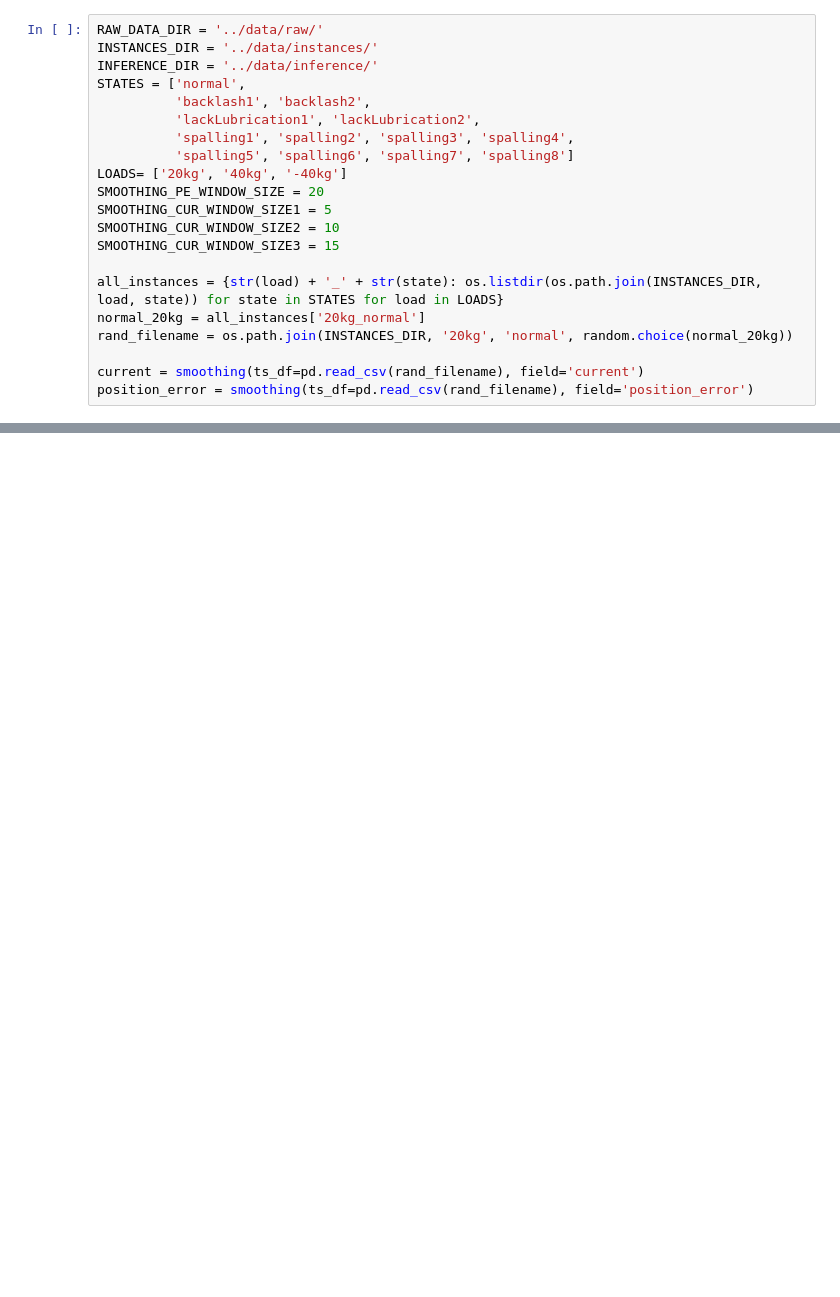
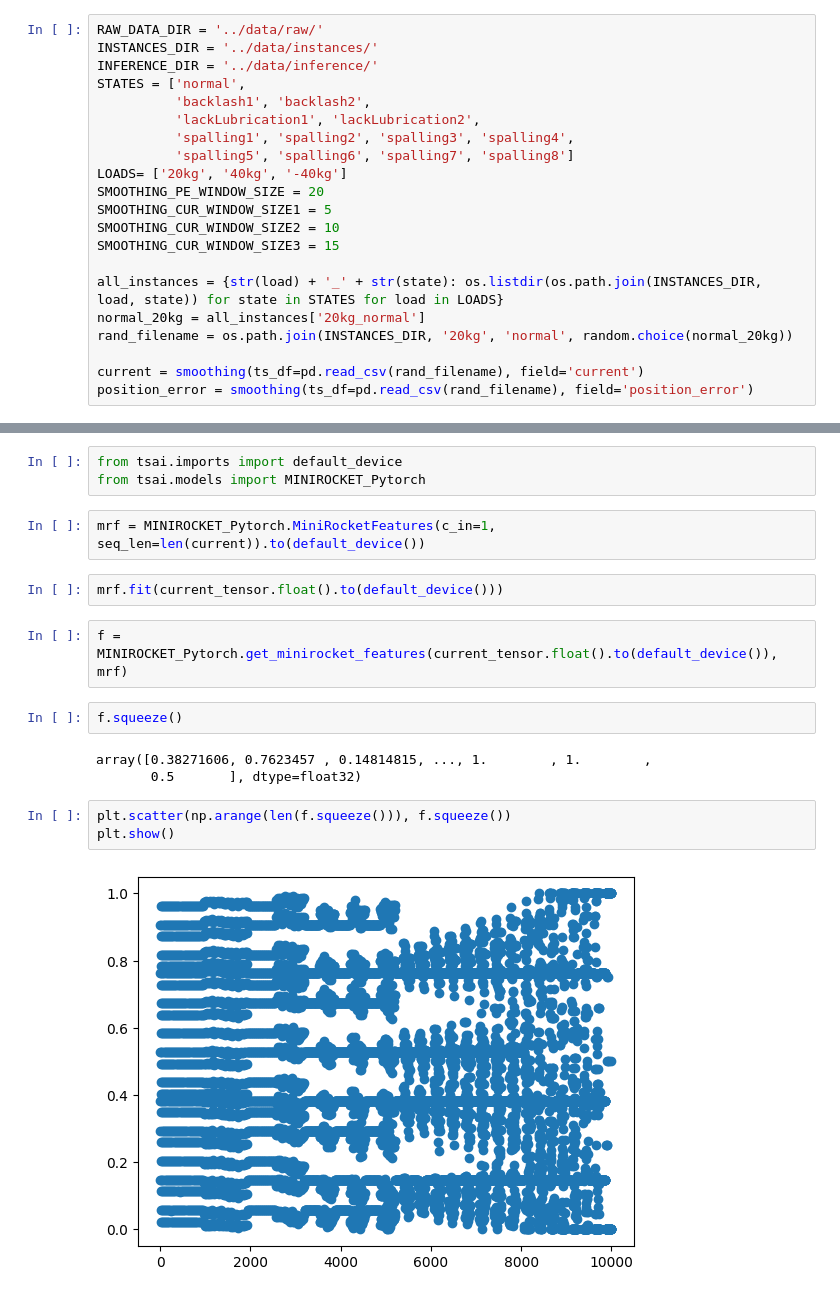
Before and after one commit to BlueAsuka/Rocket-RAG, a Jupyter notebook: notebooks/rocket_annotated.ipynb, the cells around one changed output, grey strips where cells are left out. Cells and saved outputs as stored; diff of their text form; blank space fills up the shorter version.

```diff
--- a/notebooks/rocket_annotated.ipynb
+++ b/notebooks/rocket_annotated.ipynb
@@ -34,0 +188,19 @@ class RocketConv(nn.Module):
+# %%
+from tsai.imports import default_device
+from tsai.models import MINIROCKET_Pytorch
+# %%
+mrf = MINIROCKET_Pytorch.MiniRocketFeatures(c_in=1, seq_len=len(current)).to(default_device())
+# %%
+mrf.fit(current_tensor.float().to(default_device()))
+# %%
+f = MINIROCKET_Pytorch.get_minirocket_features(current_tensor.float().to(default_device()), mrf)
+# %%
+f.squeeze()
+# %% [output]
+array([0.38271606, 0.7623457 , 0.14814815, ..., 1.        , 1.        ,
+       0.5       ], dtype=float32)
+# %%
+plt.scatter(np.arange(len(f.squeeze())), f.squeeze())
+plt.show()
+# %% [output]
+[figure, added]
```
Also changed, not shown: parts of 23 cells of this notebook, 1 other file.
